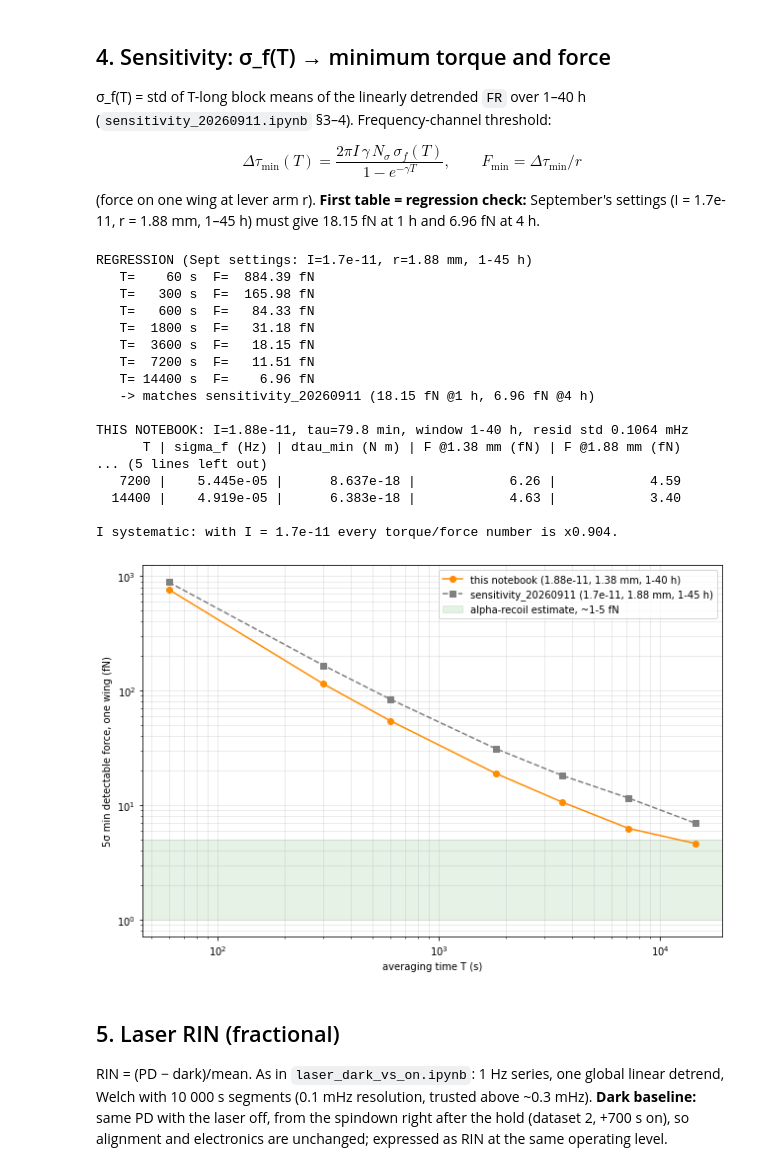
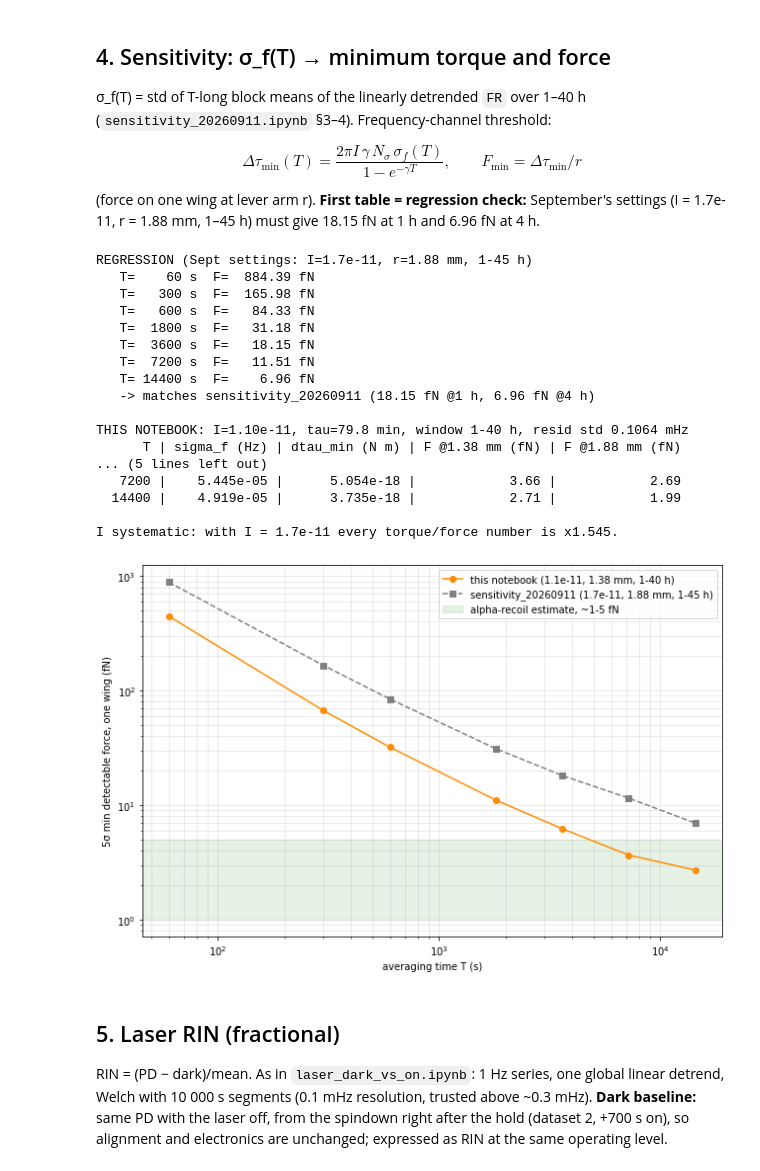
Before and after one commit to Moore-Lab/Decay-Sail, a Jupyter notebook: analysis/noise_budget_20260911.ipynb, the cells around one changed output. Saved outputs shown, nothing was run; the diff lists cells and outputs as text; code cells hidden in the pictures.

```diff
--- a/analysis/noise_budget_20260911.ipynb
+++ b/analysis/noise_budget_20260911.ipynb
@@ -42,7 +42,7 @@ DARK_FILE = 'Y1_RDS-PD_IN1_DQ_1473375897_1473435502.h5'   # dataset 2: laser OFF
 DARK_SKIP_S = 700                               # s into dataset 2 (laser off at +600 s)
 DIVISOR = 2                                     # rotation = LES line / 2 (confirmed 09-14)
 
-I_TOTAL = 1.88e-11        # kg m^2
+I_TOTAL = 1.1e-11         # kg m^2 (updated 2026-09-30; was 1.88e-11)
 I_ALT   = 1.7e-11         # kg m^2, SolidWorks -- systematic only
 TAU_S   = 79.8 * 60       # s
 GAMMA   = 1 / TAU_S
@@ -929,0 +1133,23 @@ plt.tight_layout(); plt.show()
+# %%
+# expected recoil: rectangular full-record spectral density, absolute (from Δf0), + Parseval and slope checks
+x_pb = df_pb - df_pb.mean()                               # mean subtracted, as for the measured δf
+nu_pr, S_pb_rect = periodogram(x_pb, fs=fs_p, window='boxcar', detrend=False)    # Hz²/Hz, one-sided
+assert np.allclose(nu_pr, nu_p)
+S_pb_rect_tip = S_pb_rect*(R_TIP/R_EFF)**2
+dnu = nu_p[1] - nu_p[0]                                   # = 1/T_record
+
+ms_total = np.mean(df_pb**2)                              # mean square of δf_Pb over the record
+ms_dc = df_pb.mean()**2                                   # removed by the mean subtraction
+ms_ac = np.mean(x_pb**2)                                  # what the spectrum should contain
+integral = S_pb_rect.sum()*dnu                            # Σ S Δν over all one-sided bins (DC, 0<ν<Nyq, Nyquist)
+print('PARSEVAL (rectangular, one-sided density; DC and Nyquist bins not doubled by periodogram)')
+print(f'  mean square of δf_Pb          = {ms_total:.6e} Hz²')
+print(f'  - mean² (removed, DC)         = {ms_dc:.6e} Hz²')
+print(f'  = mean square after mean sub. = {ms_ac:.6e} Hz²')
+print(f'  Σ S Δν over all bins          = {integral:.6e} Hz²   (DC bin S[0] = {S_pb_rect[0]:.1e})')
+print(f'  fractional difference         = {(integral - ms_ac)/ms_ac:+.2e}')
+print(f'  of which in the lowest nonzero bin: {S_pb_rect[1]*dnu/ms_ac:.1%}, lowest 3: {S_pb_rect[1:4].sum()*dnu/ms_ac:.1%}')
+
+for lo, hi in ((1e-4, 1e-3), (1e-3, 5e-3)):
+    m = band(nu_p, lo, hi)
+    print(f'  log-log slope {lo:.0e}-{hi:.0e} Hz: {np.polyfit(np.log10(nu_p[m]), np.log10(S_pb_rect[m]), 1)[0]:.2f}')
@@ -997,39 +1392,39 @@ print('   -> matches sensitivity_20260911 (18.15 fN @1 h, 6.96 fN @4 h)\n')
 
 # --- this notebook's numbers ---
 sf, resid, t_res = sigma_f_table(*WIN_H)
 dtau = min_torque(sf)
 print(f'THIS NOTEBOOK: I={I_TOTAL:.2e}, tau={TAU_S/60:.1f} min, window {WIN_H[0]}-{WIN_H[1]} h, '
       f'resid std {resid.std()*1e3:.4f} mHz')
 print(f"{'T':>7} | {'sigma_f (Hz)':>12} | {'dtau_min (N m)':>14} | {'F @1.38 mm (fN)':>15} | {'F @1.88 mm (fN)':>15}")
 for Ta, s, d in zip(T_AVGS, sf, dtau):
     print(f'{Ta:>7d} | {s:12.3e} | {d:14.3e} | {d/R_EFF*1e15:15.2f} | {d/R_TIP*1e15:15.2f}')
 print(f'\nI systematic: with I = {I_ALT:.1e} every torque/force number is x{I_ALT/I_TOTAL:.3f}.')
 
 fig, ax = plt.subplots(figsize=(9, 6))
-ax.loglog(T_AVGS, dtau/R_EFF*1e15, 'o-', color='darkorange', label='this notebook (1.88e-11, 1.38 mm, 1-40 h)')
+ax.loglog(T_AVGS, dtau/R_EFF*1e15, 'o-', color='darkorange', label=f'this notebook ({I_TOTAL:.2g}, 1.38 mm, 1-40 h)')
 ax.loglog(T_AVGS, F_sep*1e15, 's--', color='gray', label='sensitivity_20260911 (1.7e-11, 1.88 mm, 1-45 h)')
 ax.axhspan(1, 5, color='green', alpha=0.1, label='alpha-recoil estimate, ~1-5 fN')
 ax.set_xlabel('averaging time T (s)'); ax.set_ylabel(f'{NSIG:.0f}σ min detectable force, one wing (fN)')
 ax.legend(); ax.grid(alpha=.3, which='both'); plt.tight_layout(); plt.show()
 # %% [output]
 REGRESSION (Sept settings: I=1.7e-11, r=1.88 mm, 1-45 h)
    T=    60 s  F=  884.39 fN
    T=   300 s  F=  165.98 fN
    T=   600 s  F=   84.33 fN
    T=  1800 s  F=   31.18 fN
    T=  3600 s  F=   18.15 fN
    T=  7200 s  F=   11.51 fN
    T= 14400 s  F=    6.96 fN
    -> matches sensitivity_20260911 (18.15 fN @1 h, 6.96 fN @4 h)
 
-THIS NOTEBOOK: I=1.88e-11, tau=79.8 min, window 1-40 h, resid std 0.1064 mHz
+THIS NOTEBOOK: I=1.10e-11, tau=79.8 min, window 1-40 h, resid std 0.1064 mHz
       T | sigma_f (Hz) | dtau_min (N m) | F @1.38 mm (fN) | F @1.88 mm (fN)
 ... (5 lines left out)
-   7200 |    5.445e-05 |      8.637e-18 |            6.26 |            4.59
-  14400 |    4.919e-05 |      6.383e-18 |            4.63 |            3.40
+   7200 |    5.445e-05 |      5.054e-18 |            3.66 |            2.69
+  14400 |    4.919e-05 |      3.735e-18 |            2.71 |            1.99
 
-I systematic: with I = 1.7e-11 every torque/force number is x0.904.
+I systematic: with I = 1.7e-11 every torque/force number is x1.545.
-[figure, old version]
+[figure, new version]
 # %% [markdown]
 ## 5. Laser RIN (fractional)
 
```
Also changed, not shown: parts of 24 cells of this notebook.
